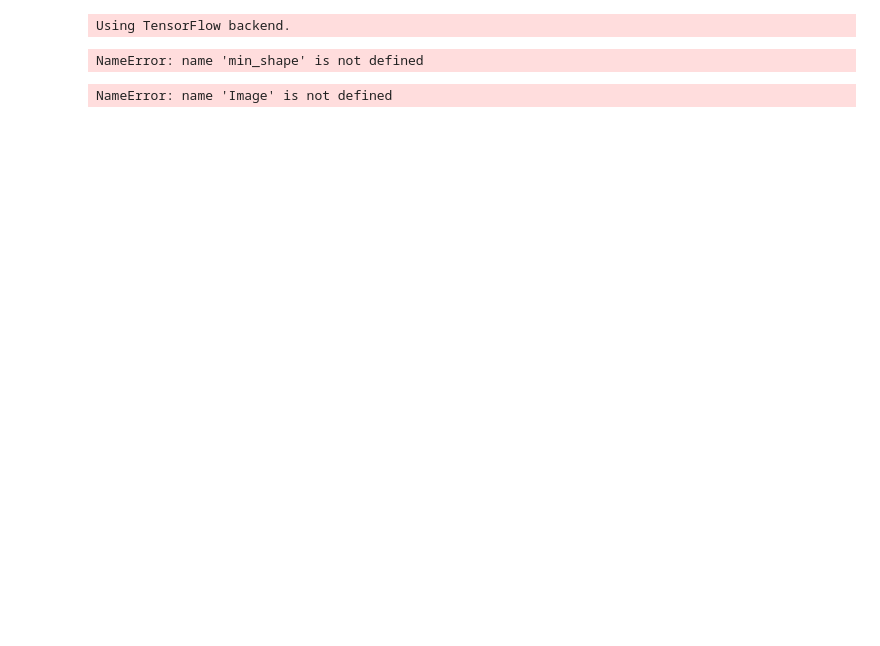
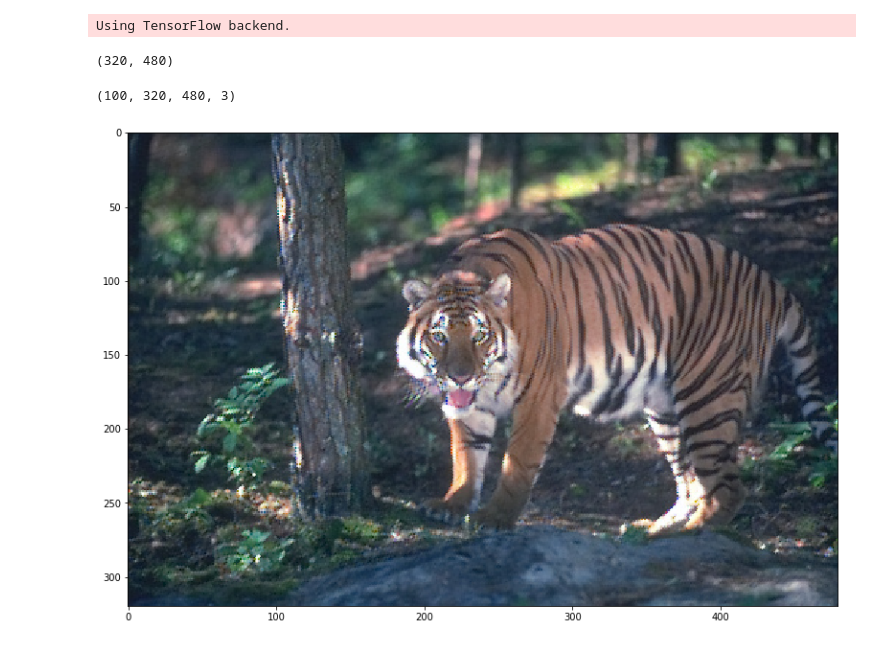
Before and after one commit to 0YJ/SISRIA, a Jupyter notebook: Images-to-NPY.ipynb, the cells around one changed output. Saved outputs shown, nothing was run; the diff lists cells and outputs as text; code cells hidden in the pictures; blank space fills up the shorter version.

```diff
--- a/Images-to-NPY.ipynb
+++ b/Images-to-NPY.ipynb
@@ -38,25 +27,35 @@ impath
 # %%
-list_im = impath[0:8]
+import imageio
+
+mypath='./Train/HR_CE/'
+value_of_image=[]
+impath=[]
+fileslist=[]
+for files in sorted(listdir(mypath)):
+
+    images = join(mypath,files)
+    impath.append(images)
+
+list_im = impath
 imgs    = [ PIL.Image.open(i) for i in list_im ]
+
+#  plt.figure(figsize=(30,20))
+#plt.subplot(211)
+#plt.imshow((imgs[5]))
 # pick the image which is the smallest, and resize the others to match it (can be arbitrary image shape here)
 min_shape = sorted( [(np.sum(i.size), i.size ) for i in imgs])[0][1]
-
-imgs_comb1= np.hstack( (np.asarray( i.resize(min_shape) ) for i in imgs[0:4] ) )
-imgs_comb2= np.hstack( (np.asarray( i.resize(min_shape) ) for i in imgs[4:8] ) )
-imgs_comb = np.vstack([imgs_comb1,imgs_comb2])
-
-# save that beautiful picture
-imgs_comb = PIL.Image.fromarray( imgs_comb)
-#img
-#imgs_comb.save( 'img.png' )
+print(min_shape)
+min_shape1 = min_shape[1],min_shape[0]
+imgs_comb1= list(np.asarray( i.resize(min_shape1) ) for i in imgs)
+np.shape(imgs_comb1)
+plt.figure(figsize=(30,20))
+plt.subplot(211)
+plt.imshow((imgs_comb1[6]))
+np.save('HR1.npy',imgs_comb1)
+#np.savez_compressed('HRP.npz',imgs_comb1)
+z=np.load('HR1.npy')
+z.shape
+# %% [output]
+(320, 480)
+(100, 320, 480, 3)
+[figure, added]
-# %%
-min_shape
-# %% [output]
-NameError: name 'min_shape' is not defined
-# %%
-
-#To combine all the images into one array:
-
-x = np.array([np.array(Image.open(fname)) for fname in filelist])
-# %% [output]
-NameError: name 'Image' is not defined
```
Also changed, not shown: parts of 10 cells of this notebook.
